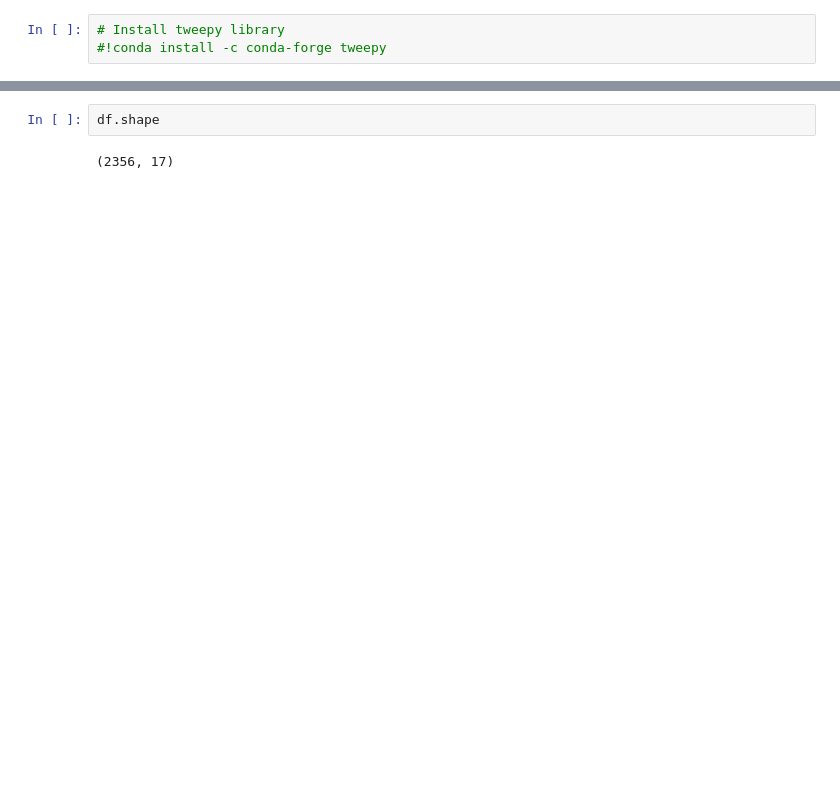
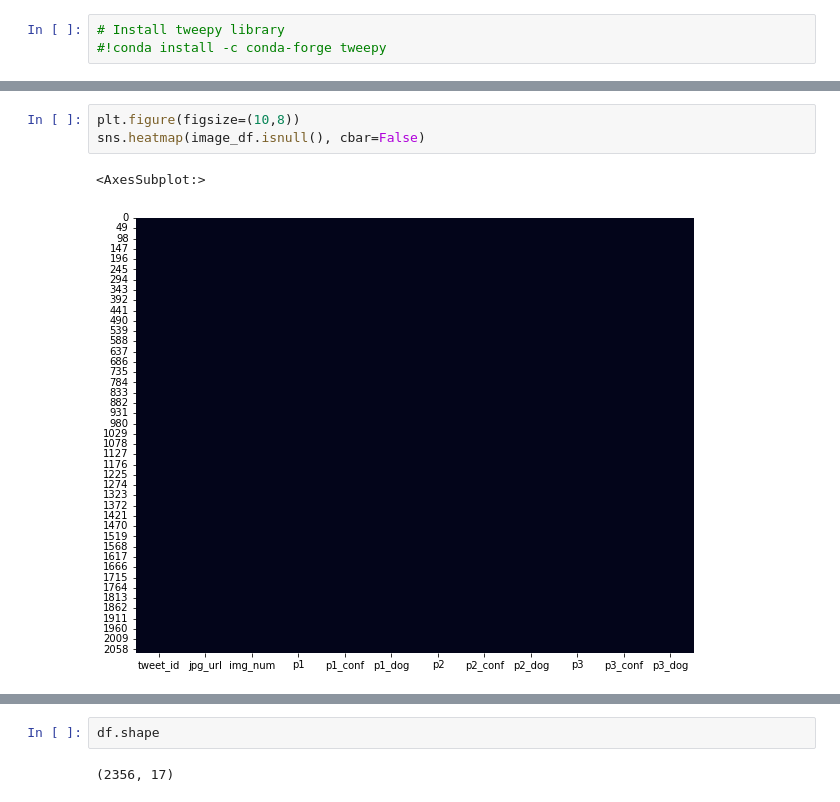
Before and after one commit to Manny-97/Udacity-Data-Analyst, a Jupyter notebook: data wrangle/wrangle_act.ipynb, the cells around one changed output, grey strips where cells are left out. Drawn from its saved outputs; the diff is of its cells as text; blank space fills up the shorter version.

```diff
--- a/data wrangle/wrangle_act.ipynb
+++ b/data wrangle/wrangle_act.ipynb
@@ -26,0 +130,6 @@ df.head()
+# %%
+plt.figure(figsize=(10,8))
+sns.heatmap(image_df.isnull(), cbar=False)
+# %% [output]
+<AxesSubplot:>
+[figure, added]
```
Also changed, not shown: parts of 91 cells of this notebook.
